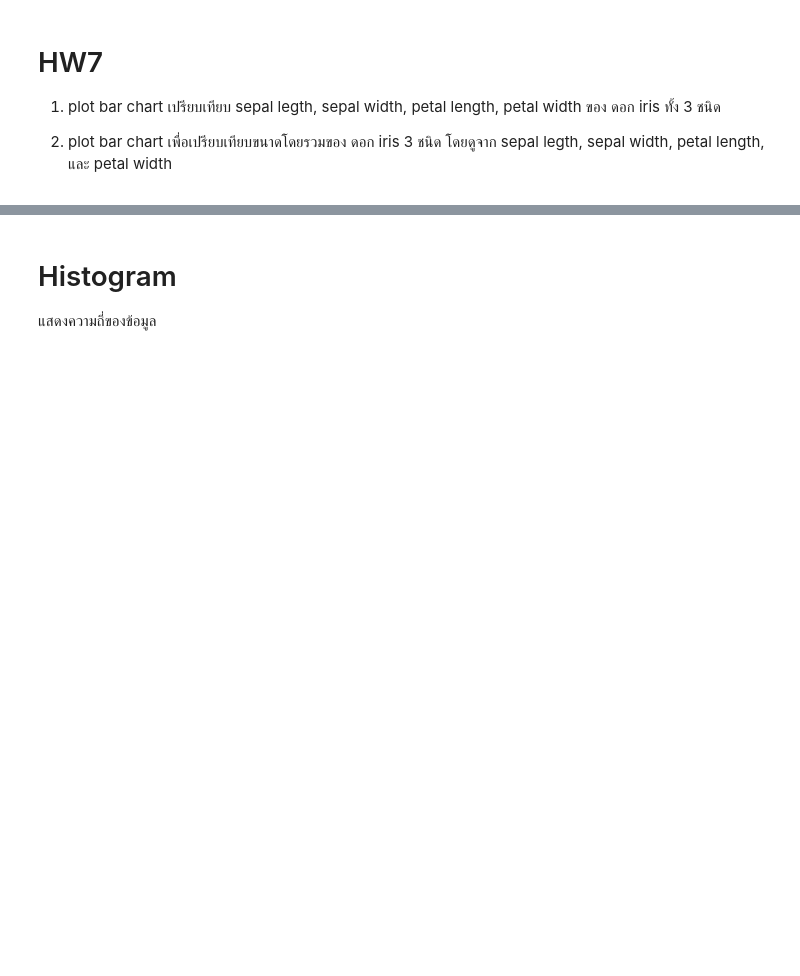
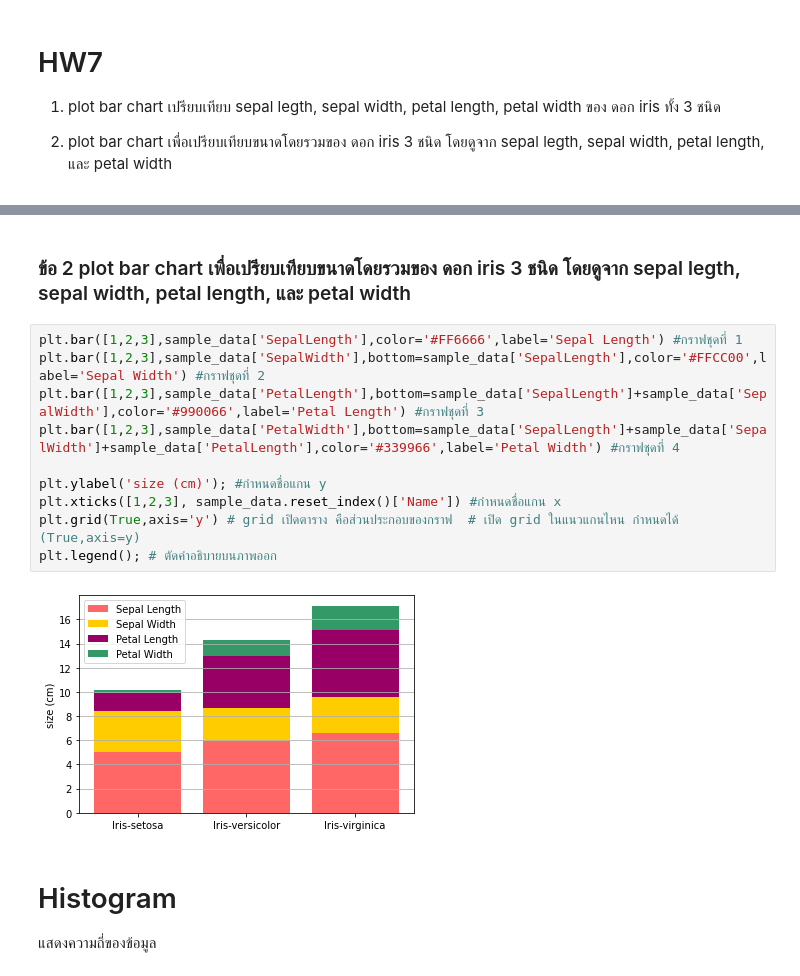
Before and after one commit to suwitchaya17/data_viz_2022, a Jupyter notebook: DataViz04_Data_Comparison.ipynb, the cells around one changed output, grey strips where cells are left out. Saved outputs shown, nothing was run; the diff lists cells and outputs as text; blank space fills up the shorter version.

```diff
--- a/DataViz04_Data_Comparison.ipynb
+++ b/DataViz04_Data_Comparison.ipynb
@@ -303,3 +320,17 @@ plt.legend();
+# %% [markdown]
+### ข้อ 2 plot bar chart เพื่อเปรียบเทียบขนาดโดยรวมของ ดอก iris 3 ชนิด โดยดูจาก sepal legth, sepal width, petal length, และ petal width
+# %%
+plt.bar([1,2,3],sample_data['SepalLength'],color='#FF6666',label='Sepal Length') #กราฟชุดที่ 1
+plt.bar([1,2,3],sample_data['SepalWidth'],bottom=sample_data['SepalLength'],color='#FFCC00',label='Sepal Width') #กราฟชุดที่ 2
+plt.bar([1,2,3],sample_data['PetalLength'],bottom=sample_data['SepalLength']+sample_data['SepalWidth'],color='#990066',label='Petal Length') #กราฟชุดที่ 3
+plt.bar([1,2,3],sample_data['PetalWidth'],bottom=sample_data['SepalLength']+sample_data['SepalWidth']+sample_data['PetalLength'],color='#339966',label='Petal Width') #กราฟชุดที่ 4
+
+plt.ylabel('size (cm)'); #กำหนดชื่อแกน y
+plt.xticks([1,2,3], sample_data.reset_index()['Name']) #กำหนดชื่อแกน x
+plt.grid(True,axis='y') # grid เปิดตาราง คือส่วนประกอบของกราฟ  # เปิด grid ในแนวแกนไหน กำหนดได้ (True,axis=y)
+plt.legend(); # ตัดคำอธิบายบนภาพออก
+# %% [output]
+[figure, added]
 # %% [markdown]
 # Histogram
 
```
Also changed, not shown: parts of 4 cells of this notebook.
